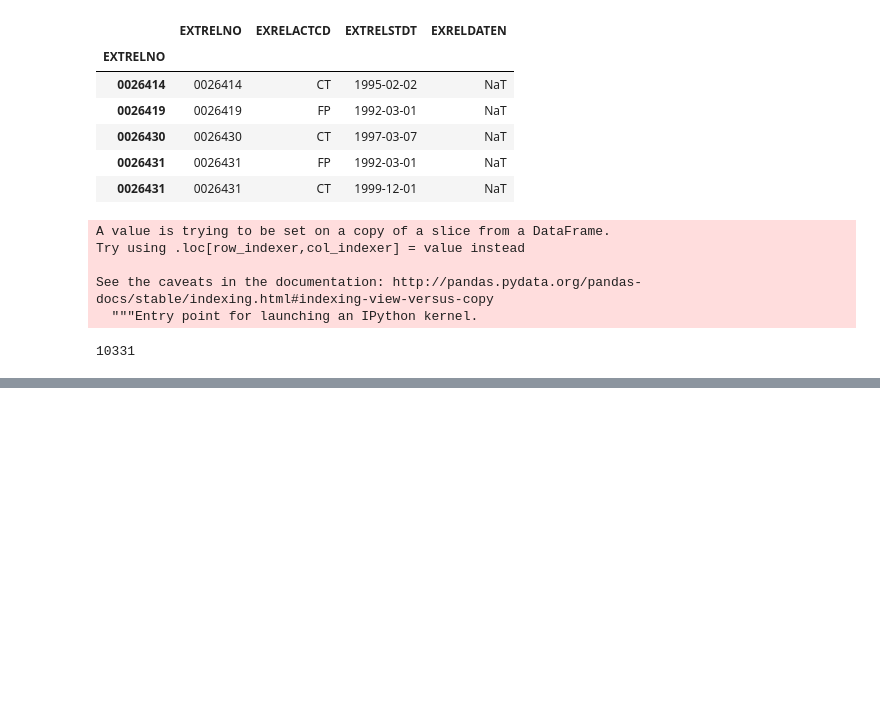
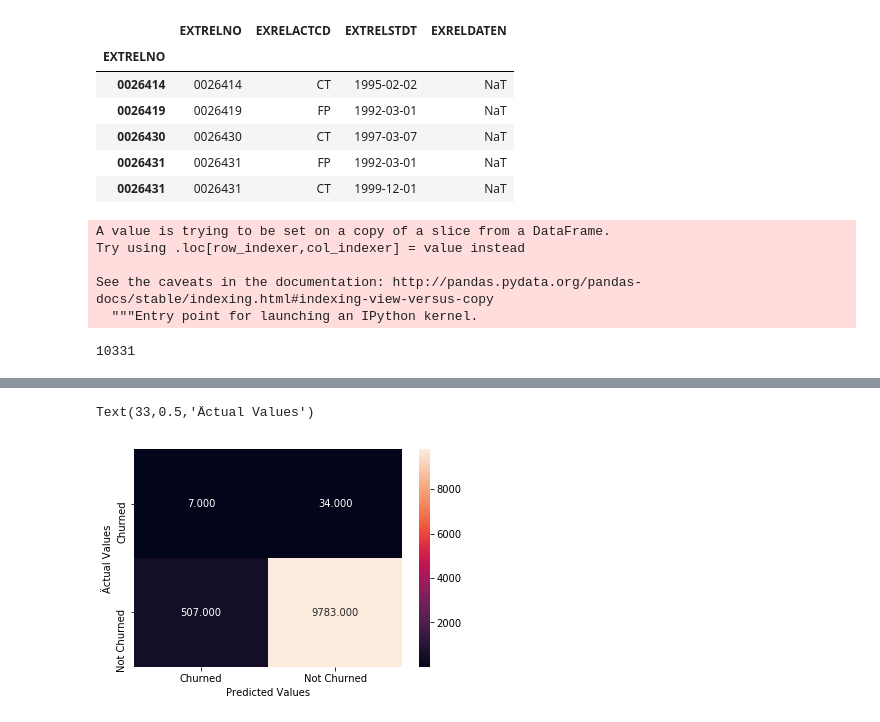
Before and after one commit to mohan-aditya05/churn_modelling, a Jupyter notebook: Validation Notebook.ipynb, the cells around one changed output, grey strips where cells are left out. Saved outputs shown, nothing was run; the diff lists cells and outputs as text; code cells hidden in the pictures; blank space fills up the shorter version.

```diff
--- a/Validation Notebook.ipynb
+++ b/Validation Notebook.ipynb
@@ -422,7 +422,6 @@ y_pred=rf.predict(ind_data)
 y_pred=pd.DataFrame(data=y_pred,index=new_dep_data.index)
 # %%
 from sklearn import metrics
-cm = metrics.confusion_matrix( new_dep_data,
-                            y_pred , [1,0] )
+cm = metrics.confusion_matrix( new_dep_data,y_pred , [1,0] )
 cm
 # %% [output]
@@ -434,0 +434,7 @@ metrics.accuracy_score( new_dep_data, y_pred )
+# %%
+sns.heatmap(cm,annot=True,fmt='.3f',xticklabels=["Churned","Not Churned"], yticklabels=["Churned","Not Churned"])
+plt.xlabel("Predicted Values")
+plt.ylabel("Äctual Values")
+# %% [output]
+Text(33,0.5,'Äctual Values')
+[figure, added]
```
Also changed, not shown: parts of 4 cells of this notebook, 2 other files.
